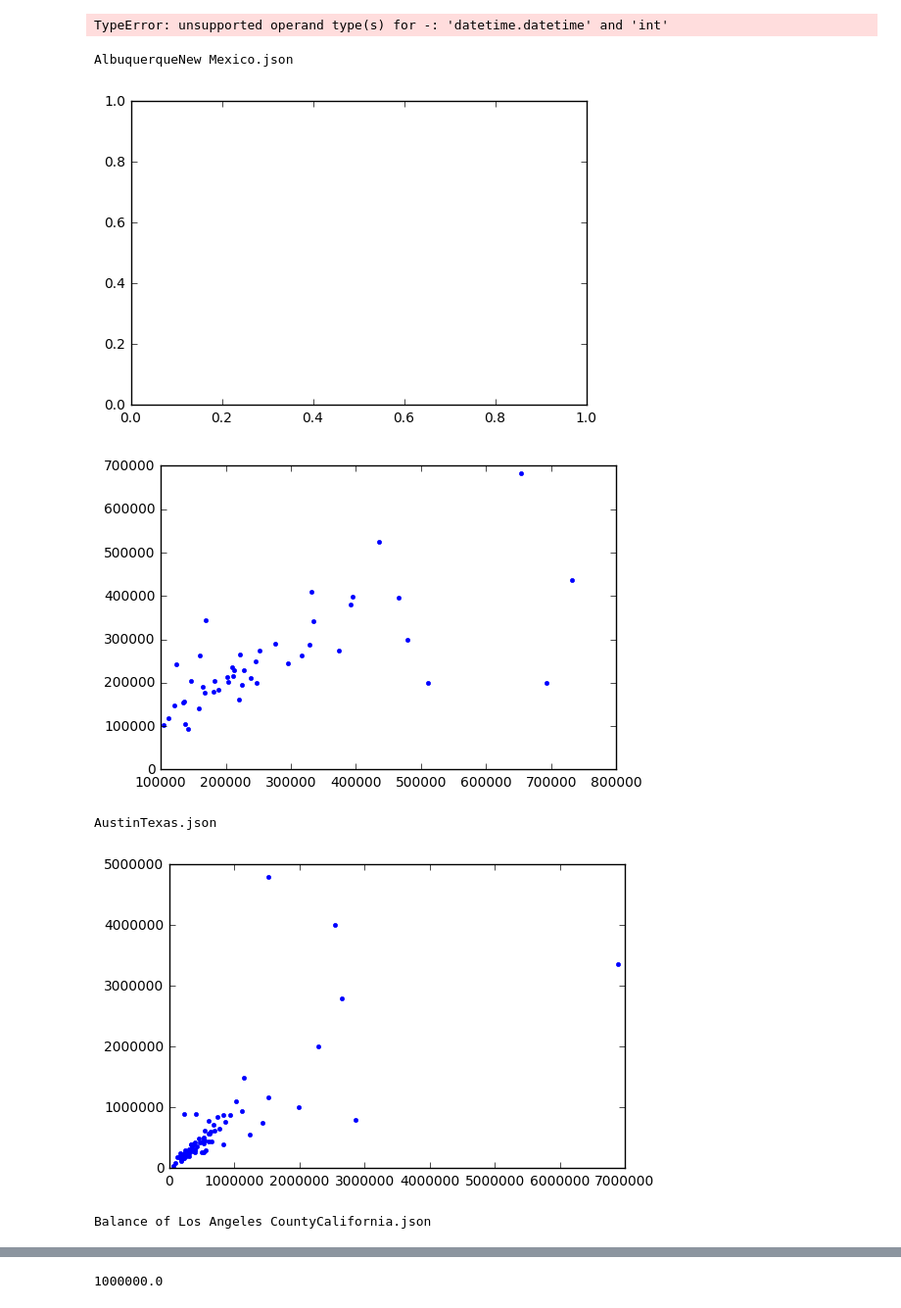
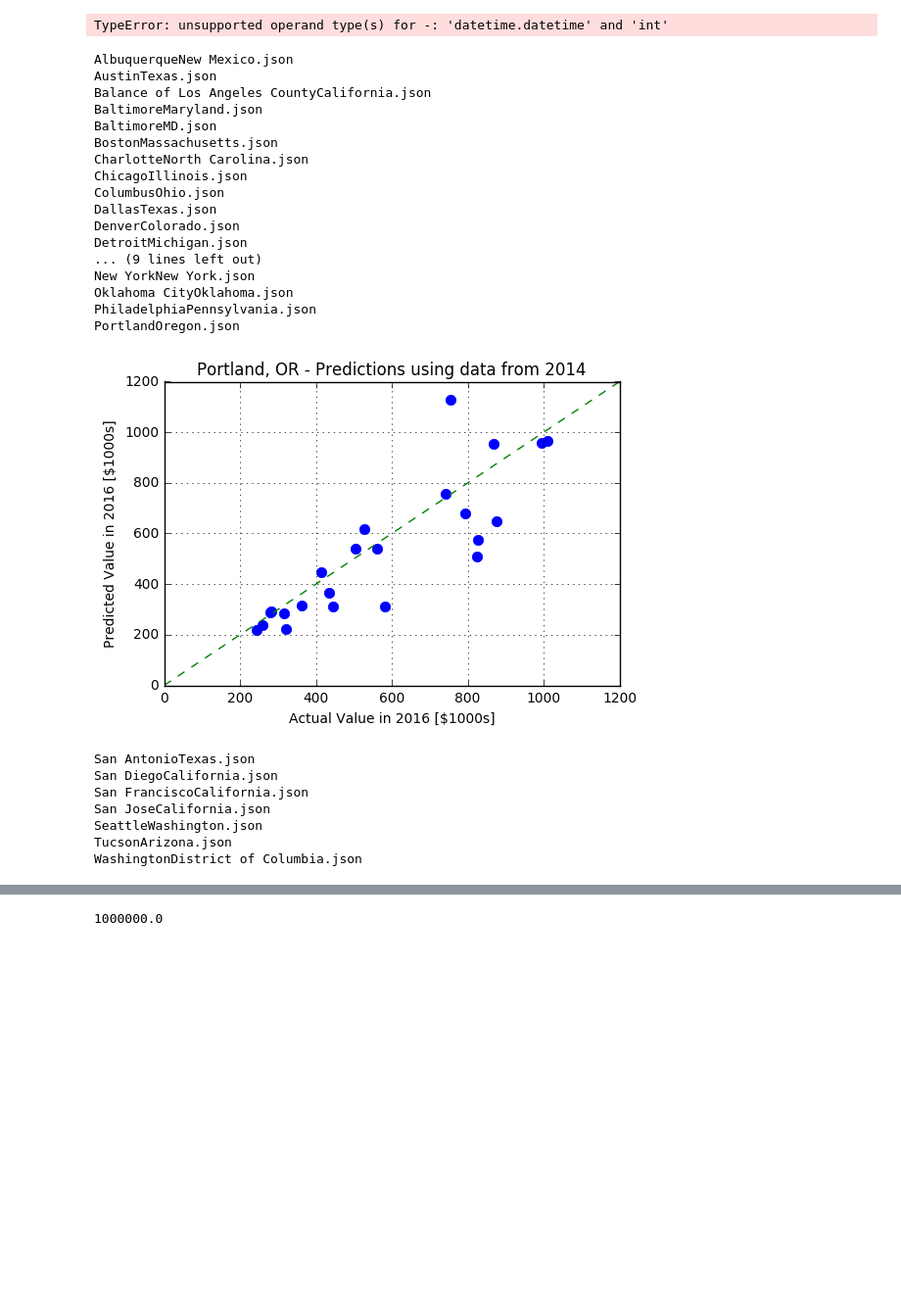
Before and after one commit to samjwil/RealEstatePredict, a Jupyter notebook: Analyze_Trulia.ipynb, the cells around one changed output, grey strips where cells are left out. Shown at 98% size. Saved outputs shown, nothing was run; the diff lists cells and outputs as text; code cells hidden in the pictures; blank space fills up the shorter version.

```diff
--- a/Analyze_Trulia.ipynb
+++ b/Analyze_Trulia.ipynb
@@ -213,8 +213,8 @@ def date_linear(date,TS):
 
         regr.fit(x_train, y_train)
 
-        predicted=regr.predict(datesec[idPR])
-        actual=np.mean(TS[idPR:])
+        predicted=regr.predict(datesec[idPR])/1000
+        actual=np.mean(TS[idPR:])/1000
 #         coefs=
     except:
         predicted=np.NAN
@@ -241,34 +241,67 @@ dST=dPR-relativedelta(years=4)
 # datesec=[(item-datetime(1970,1,1)).total_seconds() for item in date]
 # print datesec
 # %%
+num=0
 for filename in filenames:
     print filename
+    if 'Portland' not in filename:
+        continue
     fig, ax=plt.subplots(nrows=1,ncols=1)
     with open('../../Data/Trulia/jsonfiles_wgeo/' + filename, 'r') as f:
         pred=[]
         actu=[]
         for id_, line in enumerate(f):
+            num=num+1
+#             continue
             if id_%4!=0:
                 continue
             nowJSON=json.loads(line)
+            city=nowJSON['city'] + ', '
+            state=nowJSON['state']
             medTS=np.array(nowJSON['medTS'])
             avgTS=np.array(nowJSON['avgTS'])
 
 #             np.append(TSm,avgTS)
             date=[datetime.strptime(item, '%Y-%m-%d') for item in nowJSON['time']]
             p, a= date_linear(date,avgTS)
             pred.append(p)
             actu.append(a)
-        ax.plot(actu,pred,linestyle='None',marker='.')
+        ax.plot(actu,pred,linestyle='None',marker='.',markersize=15)
 #         ax.set_xlim([0.5e7,1.5e7])
+        ax.set_xlim([0, 1200])
+        ax.set_ylim([0, 1200])
+        ax.set_ylabel('Predicted Value in 2016 [$1000s]')
+        ax.set_xlabel('Actual Value in 2016 [$1000s]')
+        ax.set_title(city + state +' - Predictions using data from 2014')
+        ax.plot([0,1200],[0,1200],linestyle='--')
+        plt.grid()
         plt.show()
 #         print stop
 
 #     print stop
 # %% [output]
 AlbuquerqueNew Mexico.json
+AustinTexas.json
+Balance of Los Angeles CountyCalifornia.json
+BaltimoreMaryland.json
+BaltimoreMD.json
+BostonMassachusetts.json
+CharlotteNorth Carolina.json
+ChicagoIllinois.json
+ColumbusOhio.json
+DallasTexas.json
+DenverColorado.json
+DetroitMichigan.json
+... (9 lines left out)
+New YorkNew York.json
+Oklahoma CityOklahoma.json
+PhiladelphiaPennsylvania.json
+PortlandOregon.json
-[figure, old version]
+[figure, new version]
-[figure, removed]
-AustinTexas.json
+San AntonioTexas.json
+San DiegoCalifornia.json
+San FranciscoCalifornia.json
+San JoseCalifornia.json
+SeattleWashington.json
+TucsonArizona.json
+WashingtonDistrict of Columbia.json
-[figure, removed]
-Balance of Los Angeles CountyCalifornia.json
```
Also changed, not shown: parts of 3 cells of this notebook, 2 other files.
